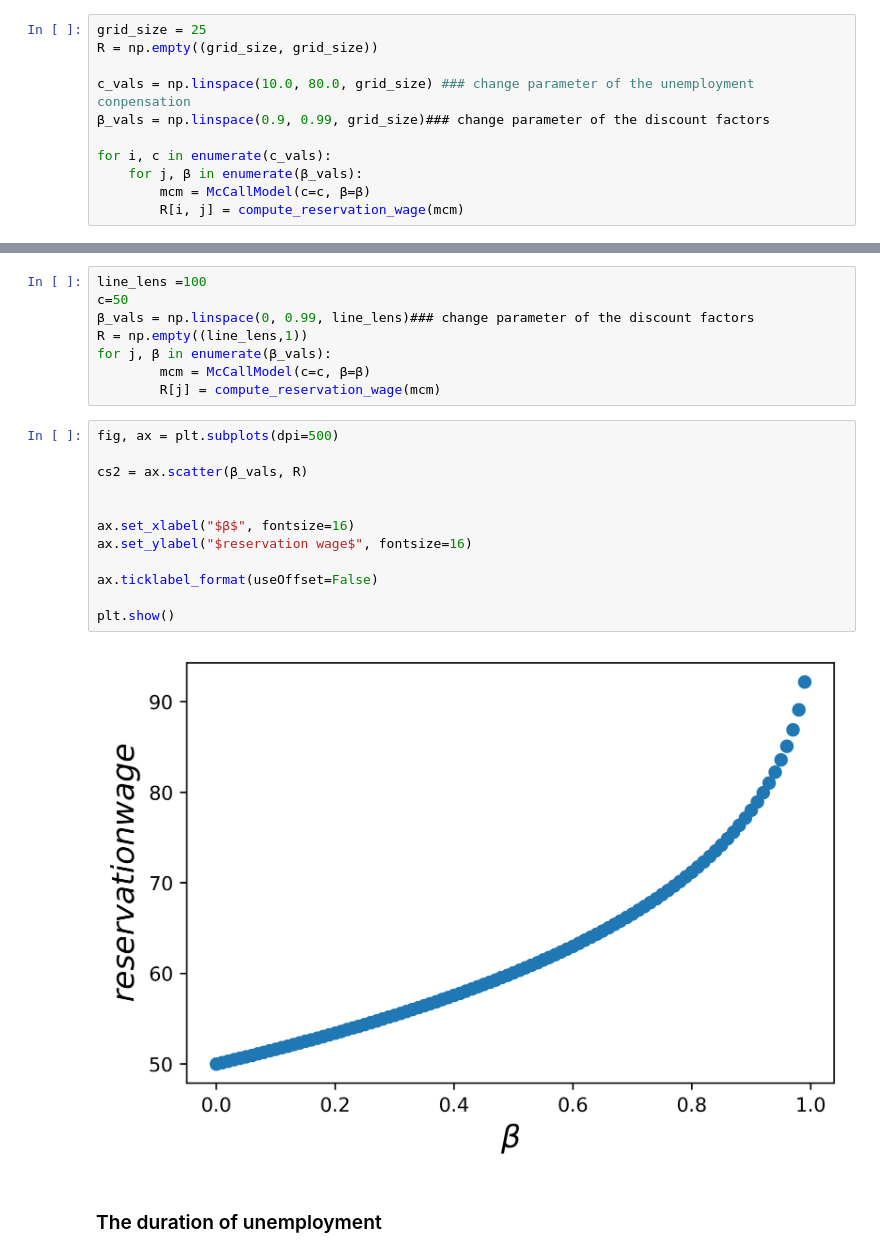
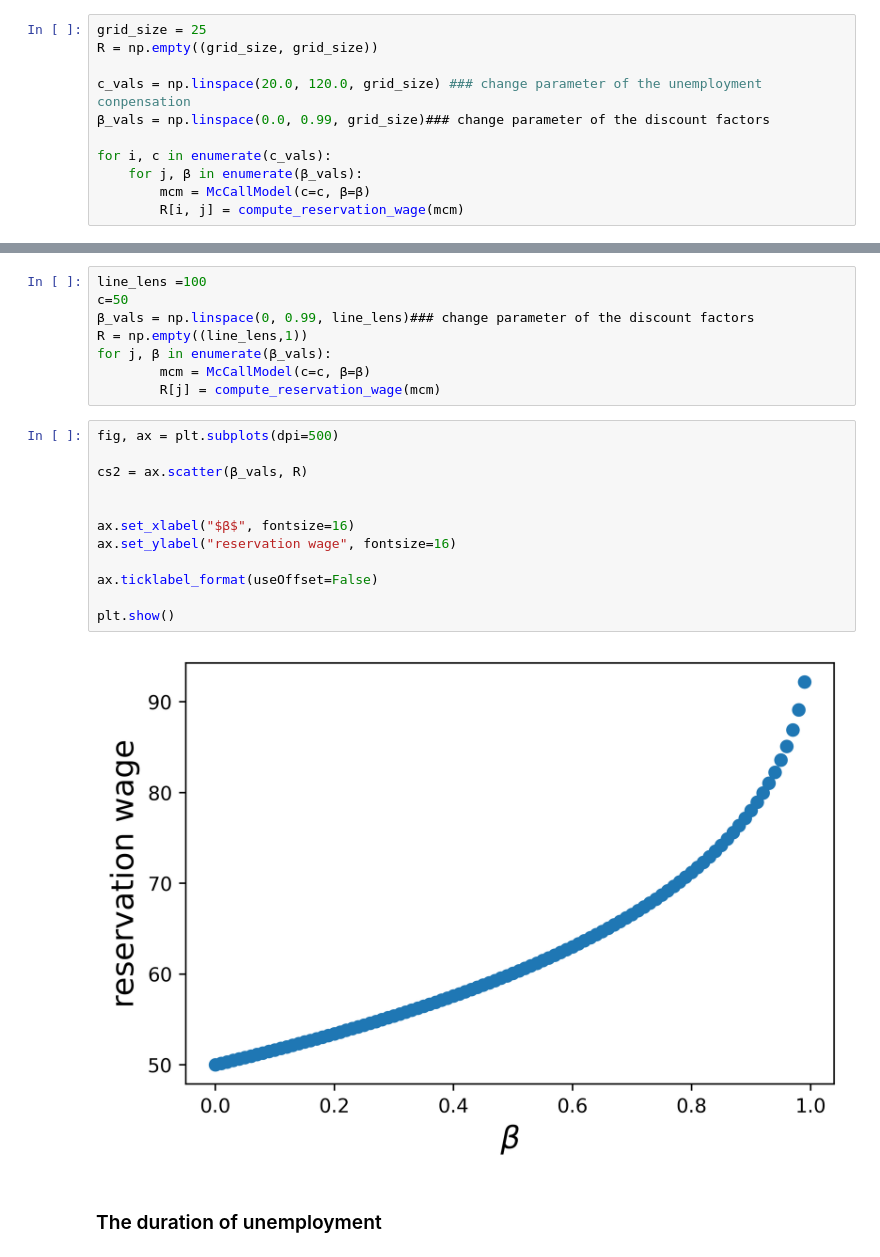
Before and after one commit to HuangruiChu/ECON211, a Jupyter notebook: Huangrui_Chu_Job_Searching_Model.ipynb, the cells around one changed output, grey strips where cells are left out. Saved outputs shown, nothing was run; the diff lists cells and outputs as text.

```diff
--- a/Huangrui_Chu_Job_Searching_Model.ipynb
+++ b/Huangrui_Chu_Job_Searching_Model.ipynb
@@ -218,8 +215,8 @@ compute_reservation_wage(mcm)
 grid_size = 25
 R = np.empty((grid_size, grid_size))
 
-c_vals = np.linspace(10.0, 80.0, grid_size) ### change parameter of the unemployment conpensation
-β_vals = np.linspace(0.9, 0.99, grid_size)### change parameter of the discount factors
+c_vals = np.linspace(20.0, 120.0, grid_size) ### change parameter of the unemployment conpensation
+β_vals = np.linspace(0.0, 0.99, grid_size)### change parameter of the discount factors
 
 for i, c in enumerate(c_vals):
     for j, β in enumerate(β_vals):
@@ -292,17 +289,17 @@ for j, β in enumerate(β_vals):
 # %%
 fig, ax = plt.subplots(dpi=500)
 
 cs2 = ax.scatter(β_vals, R)
 
 
 ax.set_xlabel("$β$", fontsize=16)
-ax.set_ylabel("$reservation wage$", fontsize=16)
+ax.set_ylabel("reservation wage", fontsize=16)
 
 ax.ticklabel_format(useOffset=False)
 
 plt.show()
 # %% [output]
-[figure, old version]
+[figure, new version]
 # %% [markdown]
 ### The duration of unemployment
 # %% [markdown]
```
Also changed, not shown: parts of 6 cells of this notebook.
